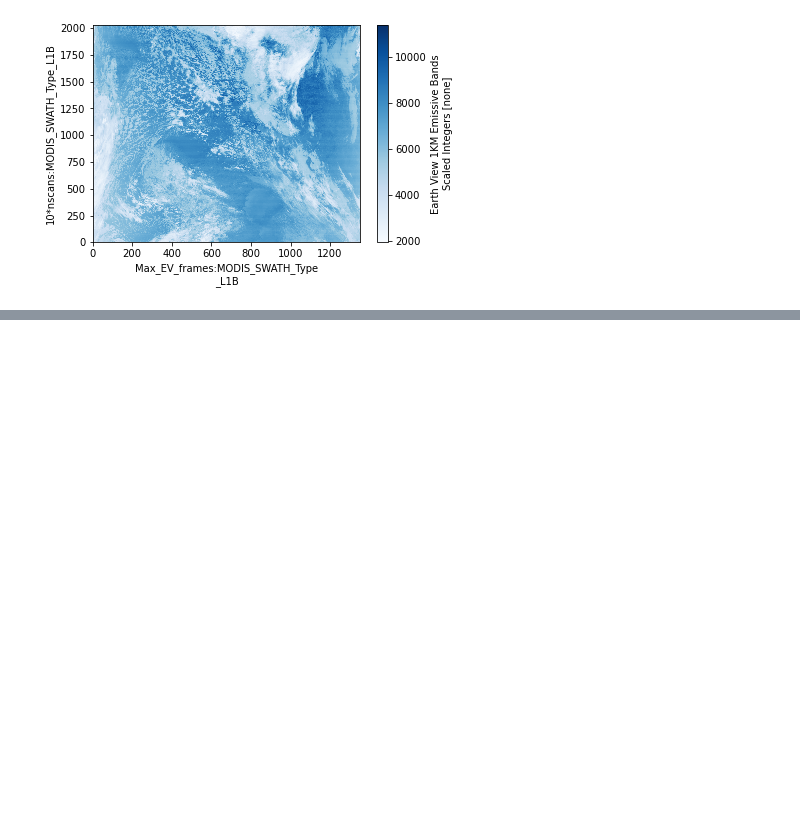
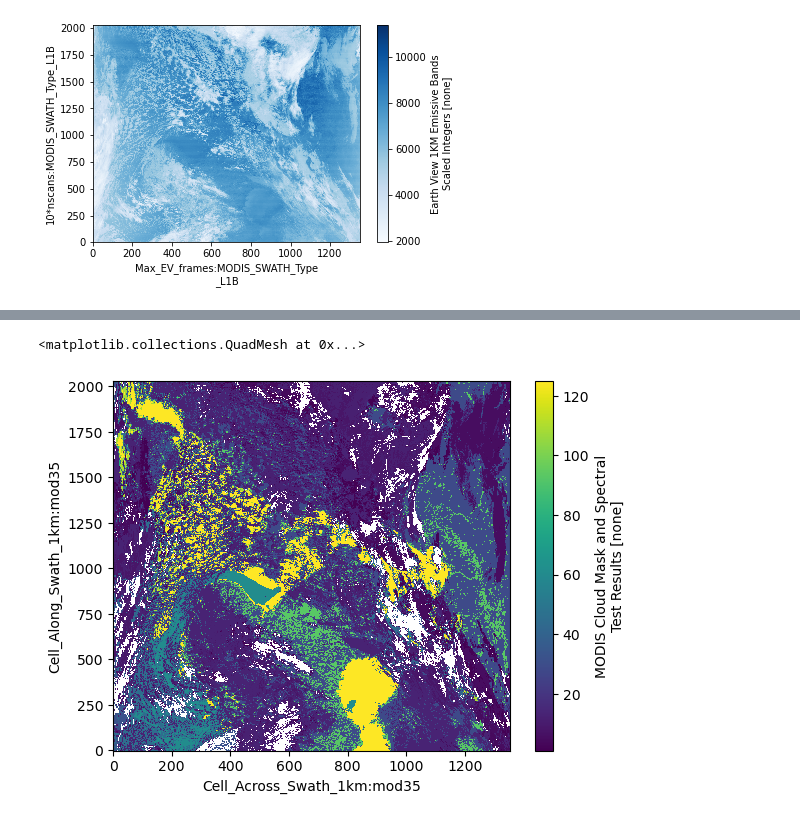
Before and after one commit to spaceml-org/rs_tools, a Jupyter notebook: notebooks/dev/modis/0.2-MODIS-download.ipynb, the cells around one changed output, grey strips where cells are left out. Cells and saved outputs as stored; diff of their text form; code cells hidden in the pictures; blank space fills up the shorter version.

Commit message:
reorganized notebook folder and added functionality to download cloud mask for modis

```diff
--- a/notebooks/dev/modis/0.2-MODIS-download.ipynb
+++ b/notebooks/dev/modis/0.2-MODIS-download.ipynb
@@ -137,0 +153,3 @@ ds.EV_1KM_Emissive[5].plot(cmap='Blues') # band 25
+# %%
+ds = xr.open_dataset('./modisdata/earthaccess2/MOD35_L2.A2018274.1030.061.2018274200426.hdf', engine='netcdf4')
+ds
@@ -137,0 +192,5 @@ ds.EV_1KM_Emissive[5].plot(cmap='Blues') # band 25
+# %%
+ds.Cloud_Mask[2].plot()
+# %% [output]
+<matplotlib.collections.QuadMesh at 0x...>
+[figure, added]
```
Also changed, not shown: parts of 10 cells of this notebook, 2 other files.
